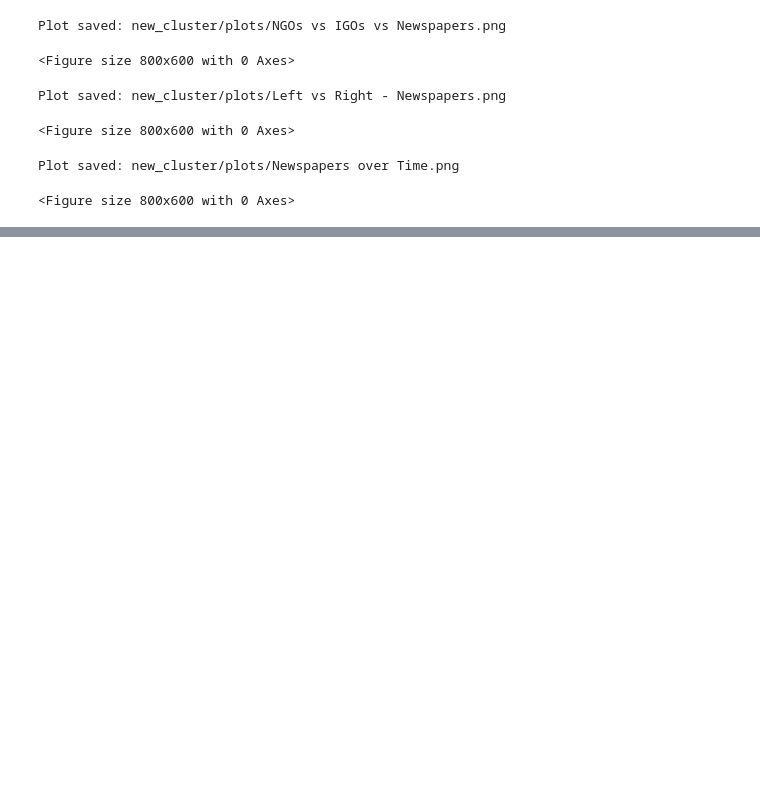
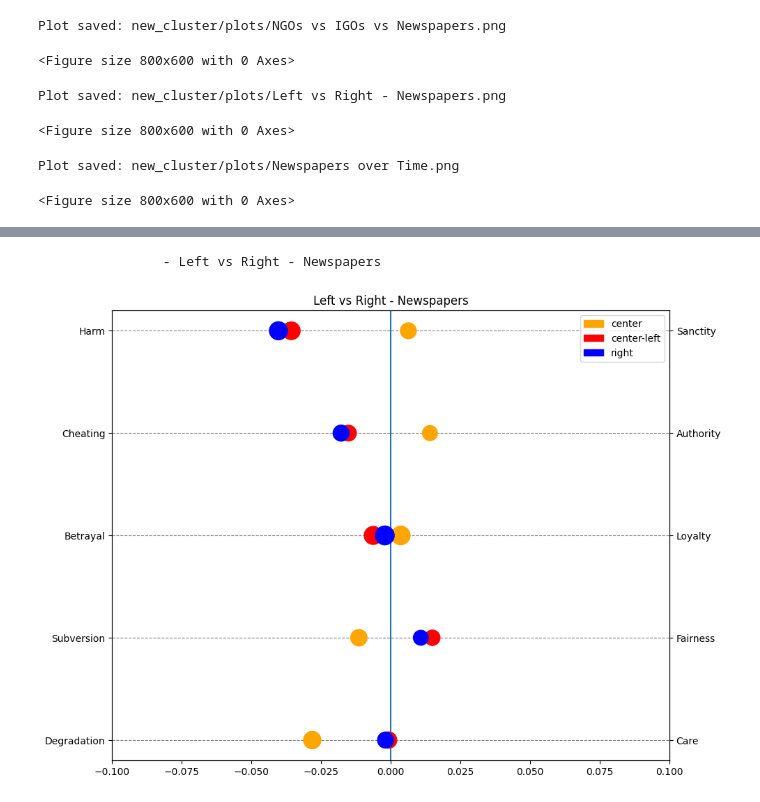
Before and after one commit to NicoOhler/wikipedia_framing_analysis, a Jupyter notebook: postprocessing.ipynb, the cells around one changed output, grey strips where cells are left out. Drawn from its saved outputs; the diff is of its cells as text; code cells hidden in the pictures; blank space fills up the shorter version.

Commit message:
updated plots

```diff
--- a/postprocessing.ipynb
+++ b/postprocessing.ipynb
@@ -228,0 +298,21 @@ Saved: new_cluster/test\Presse\USAToday.csv
+# %%
+plot_name = "Left vs Right - Newspapers"
+
+file_paths = [
+    "new_cluster/custom_files/dimensions/center.csv",
+    "new_cluster/custom_files/dimensions/center-left.csv",
+    "new_cluster/custom_files/dimensions/right.csv"
+]
+
+custom_name = ["center", "center-left", "right"]
+output_dir = "new_cluster/plots/"
+
+#colors (optional)
+custom_colors = ["#FFA500", "#FF0000", "#0000FF"]
+#scale
+scale = 0.1
+# Generate plot
+compareCustom(file_paths,scale,output_dir, custom_names=custom_name, title=plot_name,colors=custom_colors)
+# %% [output]
+                - Left vs Right - Newspapers
+[figure, added]
```
Also changed, not shown: parts of 10 cells of this notebook, 43 other files.
